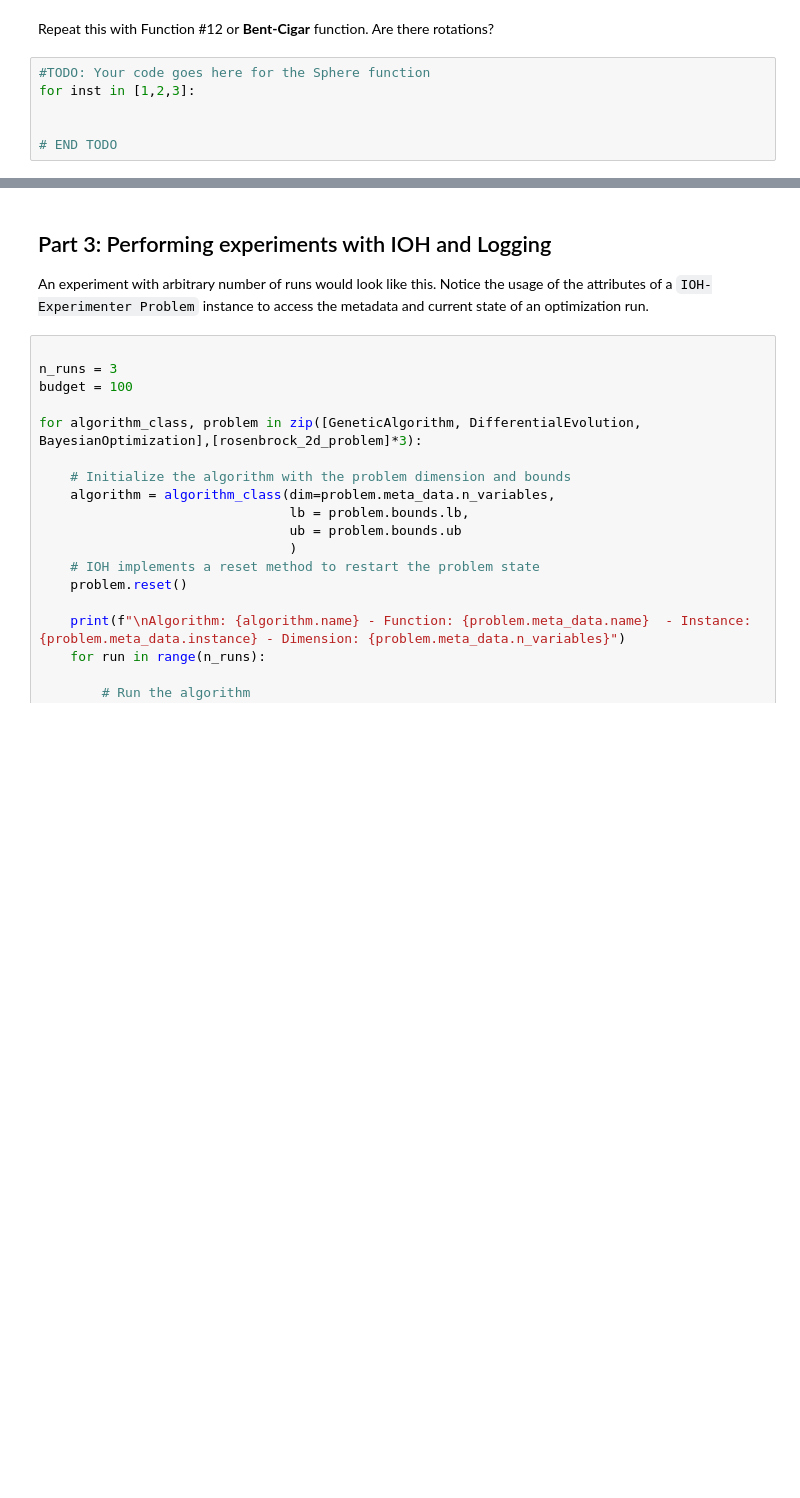
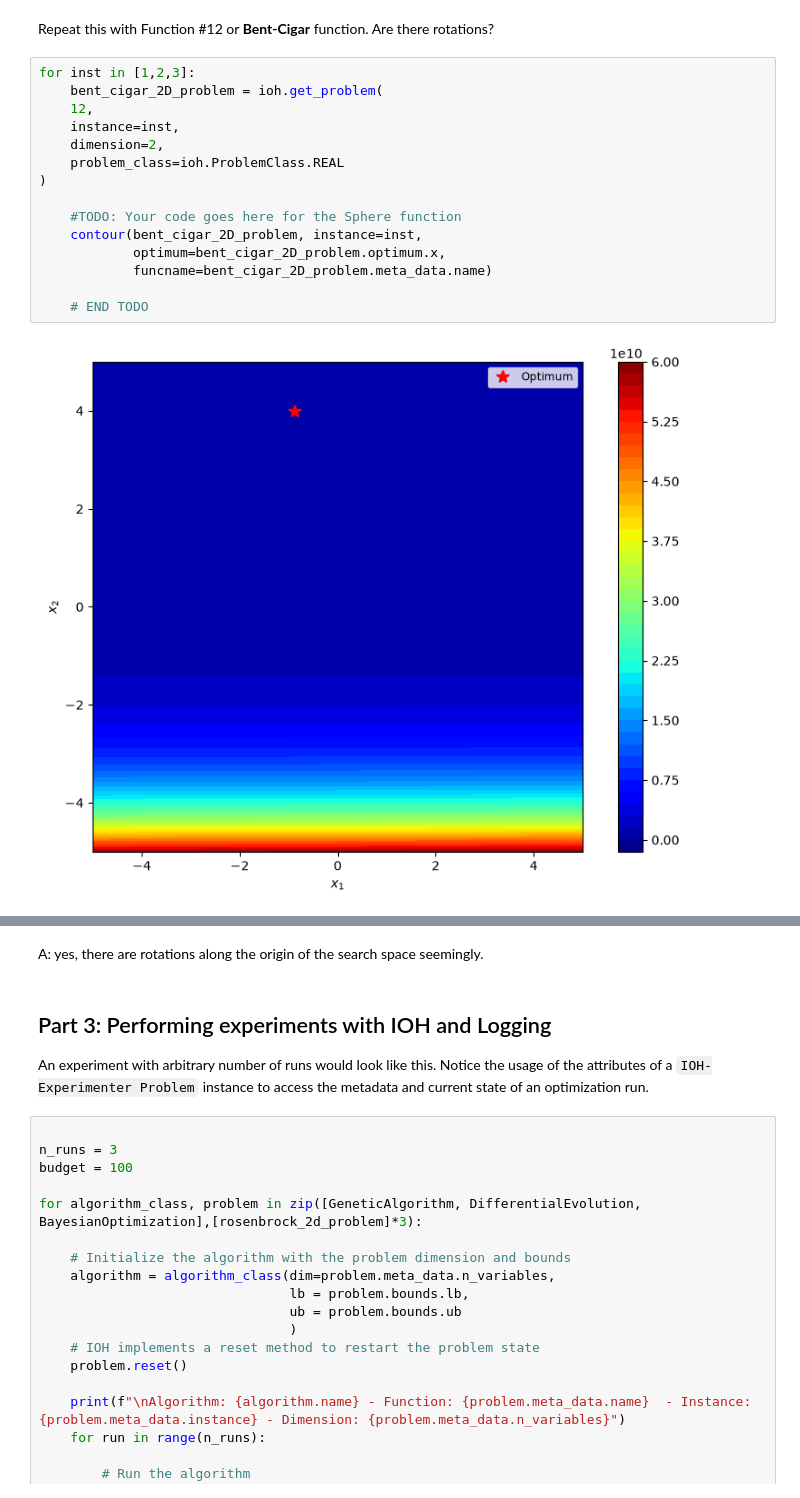
Before and after one commit to HippolyteLC/BO-2026, a Jupyter notebook: exercises/Benchmarking_Exercises_2026.ipynb, the cells around one changed output, grey strips where cells are left out. Drawn from its saved outputs; the diff is of its cells as text; blank space fills up the shorter version.

```diff
--- a/exercises/Benchmarking_Exercises_2026.ipynb
+++ b/exercises/Benchmarking_Exercises_2026.ipynb
@@ -900,8 +905,19 @@ for inst in [1,2,3]:
 # %% [markdown]
 Repeat this with Function #12 or **Bent-Cigar** function. Are there rotations?
-# %%
-#TODO: Your code goes here for the Sphere function
-for inst in [1,2,3]:
-
-
-# END TODO
+# %%
+for inst in [1,2,3]:
+    bent_cigar_2D_problem = ioh.get_problem(
+    12,
+    instance=inst,
+    dimension=2,
+    problem_class=ioh.ProblemClass.REAL
+)
+
+    #TODO: Your code goes here for the Sphere function
+    contour(bent_cigar_2D_problem, instance=inst,
+            optimum=bent_cigar_2D_problem.optimum.x,
+            funcname=bent_cigar_2D_problem.meta_data.name)
+
+    # END TODO
+# %% [output]
+[figure, added]
@@ -908,3 +926,5 @@ for inst in [1,2,3]:
+# %% [markdown]
+A: yes, there are rotations along the origin of the search space seemingly.
 # %% [markdown]
 ## Part 3: Performing experiments with IOH and Logging
 An experiment with arbitrary number of runs would look like this. Notice the usage of the attributes of a `IOH-Experimenter Problem` instance to access the metadata and current state of an optimization run.
```
Also changed, not shown: parts of 8 cells of this notebook.
